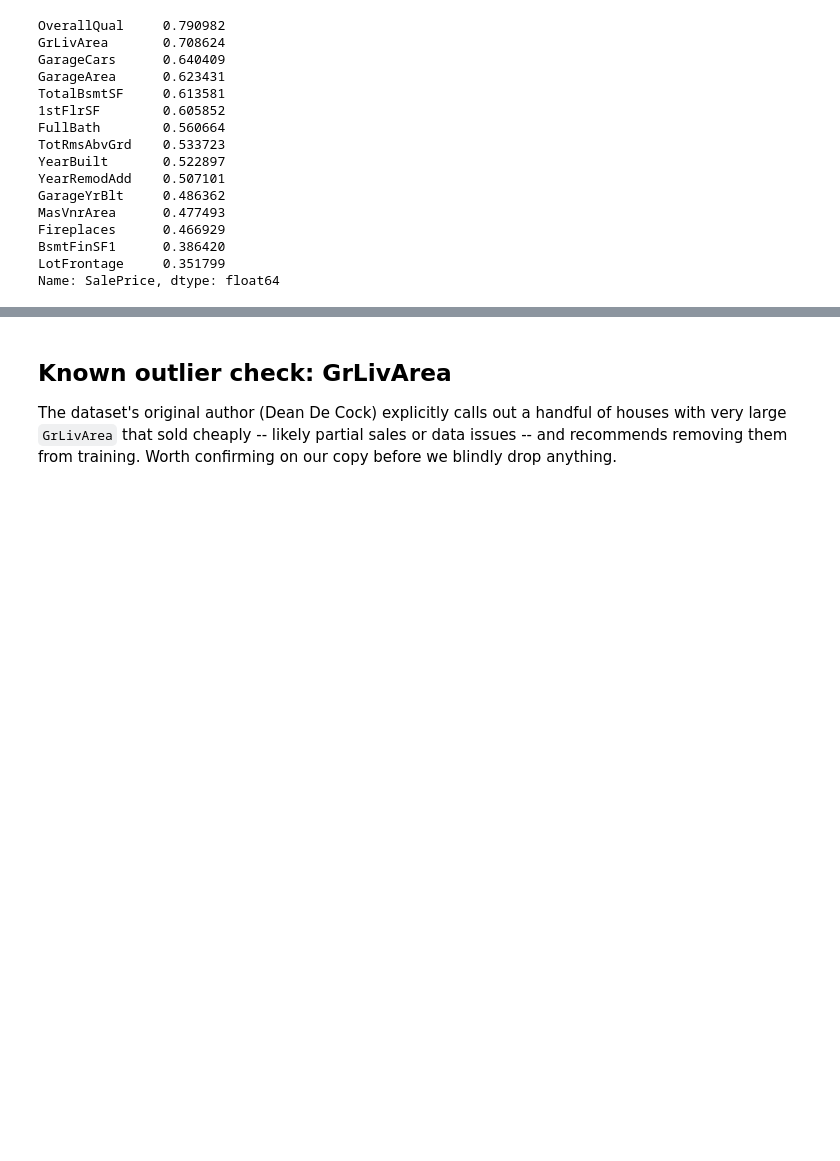
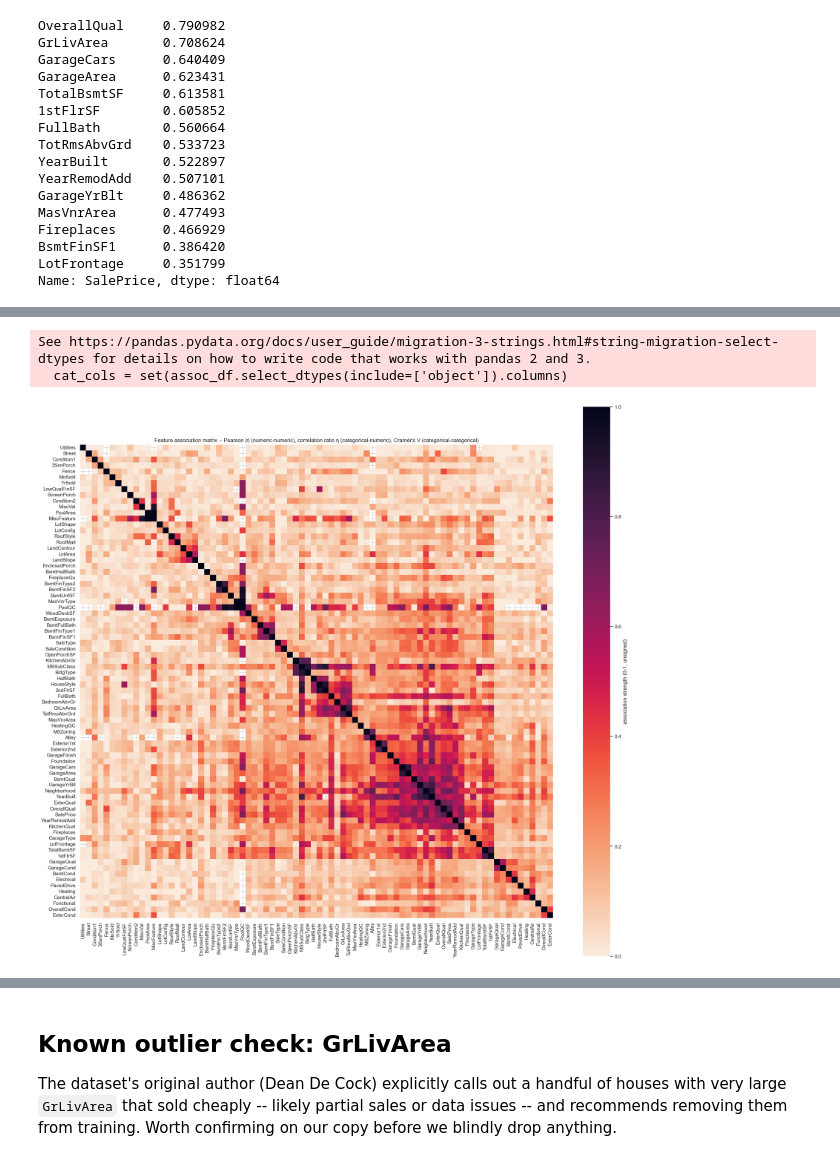
Before and after one commit to ugrasen-b/house_prices_prediction, a Jupyter notebook: notebooks/01_eda.ipynb, the cells around one changed output, grey strips where cells are left out. Drawn from its saved outputs; the diff is of its cells as text; code cells hidden in the pictures; blank space fills up the shorter version.

```diff
--- a/notebooks/01_eda.ipynb
+++ b/notebooks/01_eda.ipynb
@@ -123,0 +170,45 @@ Name: SalePrice, dtype: float64
+# %%
+# MSSubClass is stored as an int but is really a nominal category code (see
+# data_description.txt) -- treat it as categorical rather than numeric here.
+assoc_df = train.drop(columns=['Id']).copy()
+assoc_df['MSSubClass'] = assoc_df['MSSubClass'].astype(str)
+
+features = assoc_df.columns
+cat_cols = set(assoc_df.select_dtypes(include=['object']).columns)
+num_cols = set(features) - cat_cols
+
+assoc = pd.DataFrame(np.nan, index=features, columns=features, dtype=float)
+for i, c1 in enumerate(features):
+    for c2 in features[i:]:
+        if c1 in num_cols and c2 in num_cols:
+            val = abs(assoc_df[c1].corr(assoc_df[c2]))
+        elif c1 in cat_cols and c2 in cat_cols:
+            val = cramers_v(assoc_df[c1], assoc_df[c2])
+        else:
+            cat_col, num_col = (c1, c2) if c1 in cat_cols else (c2, c1)
+            val = correlation_ratio(assoc_df[cat_col], assoc_df[num_col])
+        assoc.loc[c1, c2] = assoc.loc[c2, c1] = val
+for c in features:
+    assoc.loc[c, c] = 1.0
+
+# Cluster so related features sit next to each other -- in raw column order,
+# 80 features make the heatmap unreadable.
+dist = 1 - assoc.fillna(0)
+dist = (dist + dist.T) / 2
+for c in features:
+    dist.loc[c, c] = 0.0
+order = leaves_list(linkage(squareform(dist.values, checks=False), method='average'))
+ordered = assoc.columns[order]
+
+fig, ax = plt.subplots(figsize=(20, 18))
+sns.heatmap(assoc.loc[ordered, ordered], cmap='rocket_r', vmin=0, vmax=1, square=True,
+            cbar_kws={'label': 'association strength (0-1, unsigned)'}, ax=ax)
+ax.set_title(
+    "Feature association matrix -- Pearson |r| (numeric-numeric), "
+    "correlation ratio \u03b7 (categorical-numeric), Cram\u00e9r's V (categorical-categorical)"
+)
+plt.tight_layout()
+# %% [output]
+See https://pandas.pydata.org/docs/user_guide/migration-3-strings.html#string-migration-select-dtypes for details on how to write code that works with pandas 2 and 3.
+  cat_cols = set(assoc_df.select_dtypes(include=['object']).columns)
+[figure, added]
```
Also changed, not shown: parts of 3 cells of this notebook, 3 other files.
